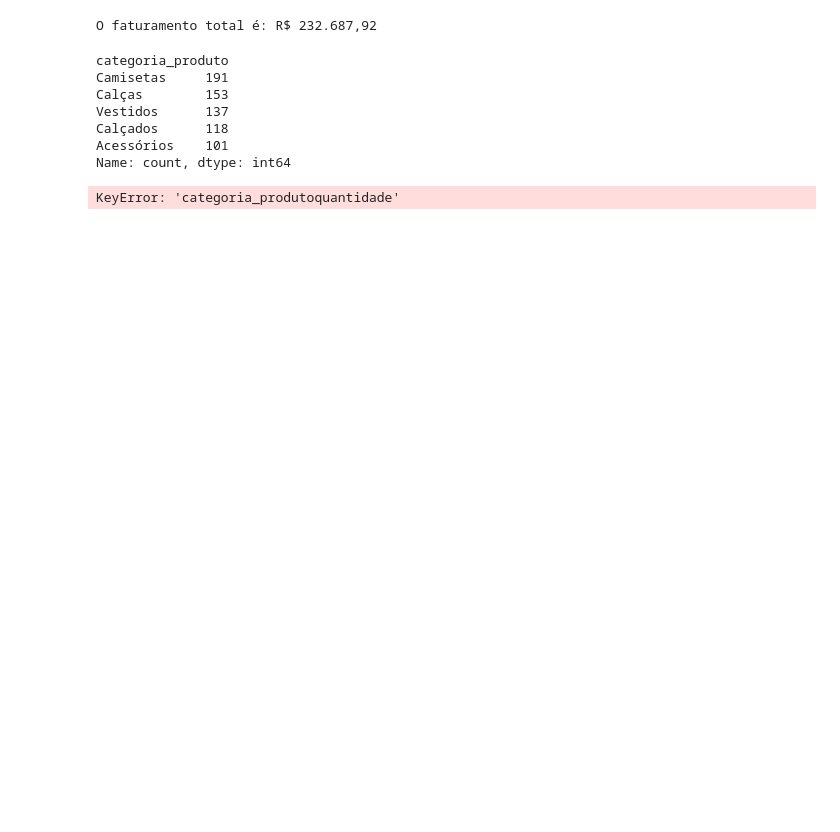
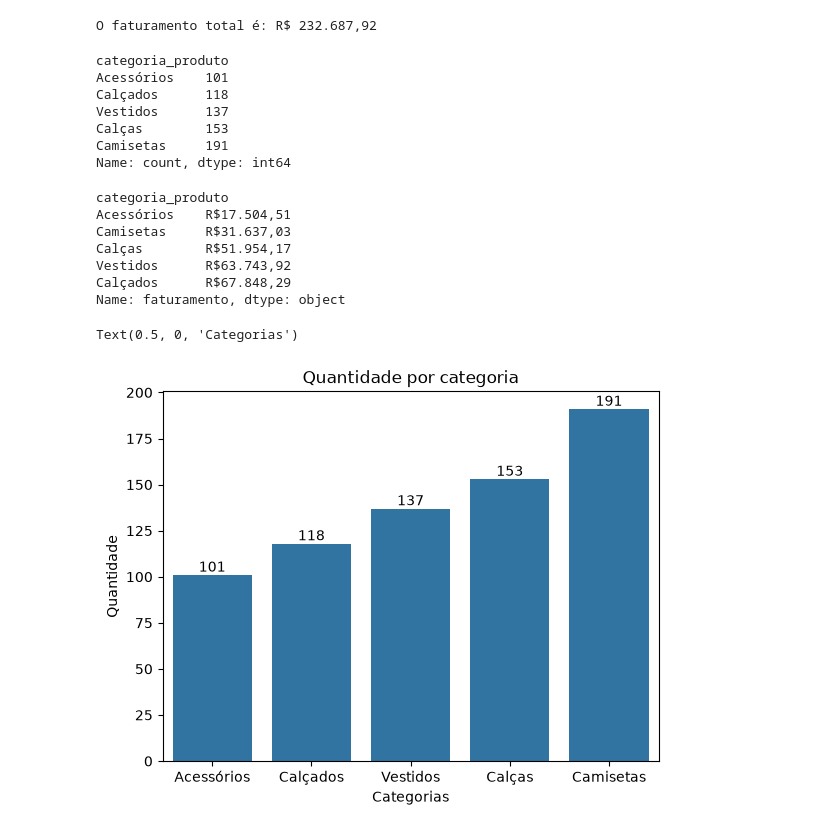
Before and after one commit to emiyu924/Dados-com-IA, a Jupyter notebook: exercicios_aula02.ipynb, the cells around one changed output. Cells and saved outputs as stored; diff of their text form; code cells hidden in the pictures; blank space fills up the shorter version.

```diff
--- a/exercicios_aula02.ipynb
+++ b/exercicios_aula02.ipynb
@@ -10,7 +10,6 @@
 # Importe as bibliotecas pandas e seaborn e configure o tema visual dos graficos.
 import pandas as pd
 import seaborn as sns
-sns.set_theme('poster', font='monospace', style='darkgrid')
 # %%
 # Exercicio 2
 # Carregue o arquivo modafina_vendas.csv em um DataFrame
@@ -79,18 +77,29 @@ O faturamento total é: R$ 232.687,92
 # Exercicio 7
 # Descubra quantos pedidos existem de cada categoria de produto.
 #df["pedidos_totais"] = df["categoria_produto"] * df["quantidade"]
-df["categoria_produto"].value_counts()
+df["categoria_produto"].value_counts(ascending=True) #ascending reorganiza os dados
 # %% [output]
 categoria_produto
+Acessórios    101
+Calçados      118
+Vestidos      137
+Calças        153
 Camisetas     191
-Calças        153
-Vestidos      137
-Calçados      118
-Acessórios    101
 Name: count, dtype: int64
 # %%
 # Exercicio 8
 # Descubra quanto cada categoria de produto faturou no total,
 # ordenando da que mais faturou para a que menos faturou.
+#df[["categoria_produto" , "faturamento"]]
+#df["classificacao_faturamento"] = np.where(df["faturamento"] > df["faturamento"].median(), "Alto", "Baixo")
+#df.head()
+faturamento_por_categoria = df.groupby("categoria_produto") ["faturamento"].sum().sort_values(ascending=True).map(converter)
+faturamento_por_categoria
 # %% [output]
-KeyError: 'categoria_produtoquantidade'
+categoria_produto
+Acessórios    R$17.504,51
+Camisetas     R$31.637,03
+Calças        R$51.954,17
+Vestidos      R$63.743,92
+Calçados      R$67.848,29
+Name: faturamento, dtype: object
@@ -97,7 +109,16 @@ KeyError: 'categoria_produtoquantidade'
 # %%
 # Exercicio 9
 # Crie um grafico que mostre a quantidade de pedidos por categoria de produto.
 # Coloque um titulo no grafico e nomes nos eixos.
+
+grafico = sns.countplot(data=df, x="categoria_produto", order=df["categoria_produto"].value_counts(ascending=True).index)
+grafico.bar_label(grafico.containers[0])
+grafico.set_title("Quantidade por categoria")
+grafico.set_ylabel("Quantidade")
+grafico.set_xlabel("Categorias")
+# %% [output]
+Text(0.5, 0, 'Categorias')
+[figure, added]
 # %%
 # Exercicio 10
 # Crie um grafico que compare a distribuicao do preco entre as
```
Also changed, not shown: parts of 4 cells of this notebook, 1 other file.
